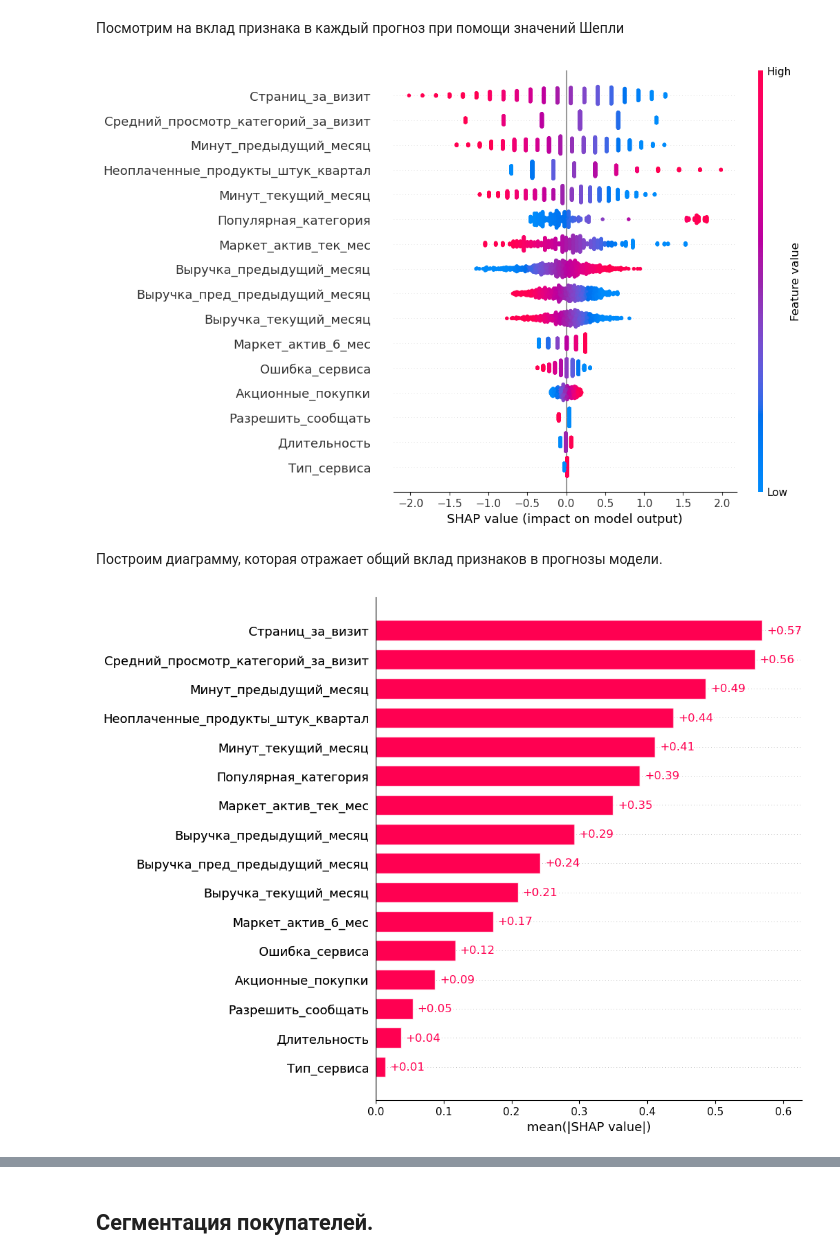
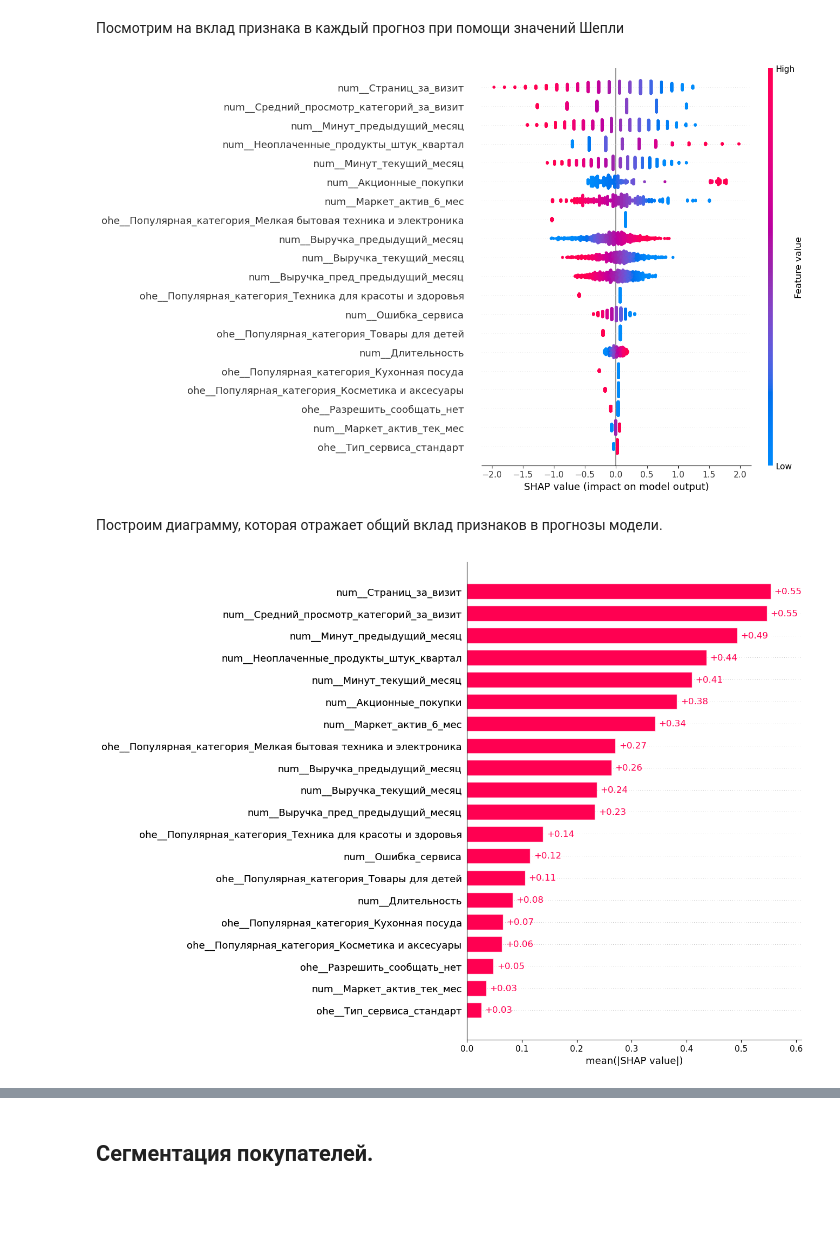
Before and after one commit to PawelStepanov/educational-projects, a Jupyter notebook: research_market/market_project.ipynb, the cells around one changed output, grey strips where cells are left out. Drawn from its saved outputs; the diff is of its cells as text; code cells hidden in the pictures; blank space fills up the shorter version.

```diff
--- a/research_market/market_project.ipynb
+++ b/research_market/market_project.ipynb
@@ -1071,8 +1070,7 @@ X_train, X_test, y_train, y_test = train_test_split(
 )
 # %%
 # Создаём списки с названиями признаков
-ohe_columns = ['Тип_сервиса', 'Разрешить_сообщать']
-ord_columns = ['Популярная_категория']
+ohe_columns = ['Тип_сервиса', 'Разрешить_сообщать', 'Популярная_категория']
 num_columns = ['Маркет_актив_6_мес', 'Маркет_актив_тек_мес', 'Длительность',
                'Акционные_покупки', 'Средний_просмотр_категорий_за_визит',
                'Неоплаченные_продукты_штук_квартал', 'Ошибка_сервиса',
@@ -1098,7 +1086,6 @@ ord_pipe = Pipeline(
 # Создаём общий пайплайн для подготовки данных
 data_preprocessor = ColumnTransformer(
     [('ohe', ohe_pipe, ohe_columns),
-     ('ord', ord_pipe, ord_columns),
      ('num', StandardScaler(), num_columns)
      ],
     remainder='passthrough'
@@ -1187,20 +1174,21 @@ print(
 X_train_p = randomized_search.best_estimator_.named_steps['preprocessor'].fit_transform(
     X_train)
 # %%
-shap_lg = pd.DataFrame(X_train_p, columns=X_train.columns.to_list())
+shap_lg = pd.DataFrame(
+    X_train_p, columns=randomized_search.best_estimator_.named_steps.preprocessor.get_feature_names_out().tolist())
 # %%
 explainer = shap.LinearExplainer(
-    randomized_search.best_estimator_.named_steps['models'], shap_lg)
+    randomized_search.best_estimator_.named_steps['models'], X_train_p)
 shap_values = explainer(shap_lg)
 
-shap.plots.beeswarm(shap_values, max_display=18)
+shap.plots.beeswarm(shap_values, max_display=21)
 # %% [output]
-[figure, old version]
+[figure, new version]
 # %% [markdown]
 Построим диаграмму, которая отражает общий вклад признаков в прогнозы модели.
 # %%
-shap.plots.bar(shap_values, max_display=18)
+shap.plots.bar(shap_values, max_display=21)
 # %% [output]
-[figure, old version]
+[figure, new version]
 # %% [markdown]
 Интерпритируем результаты:
```
Also changed, not shown: parts of 5 cells of this notebook.
